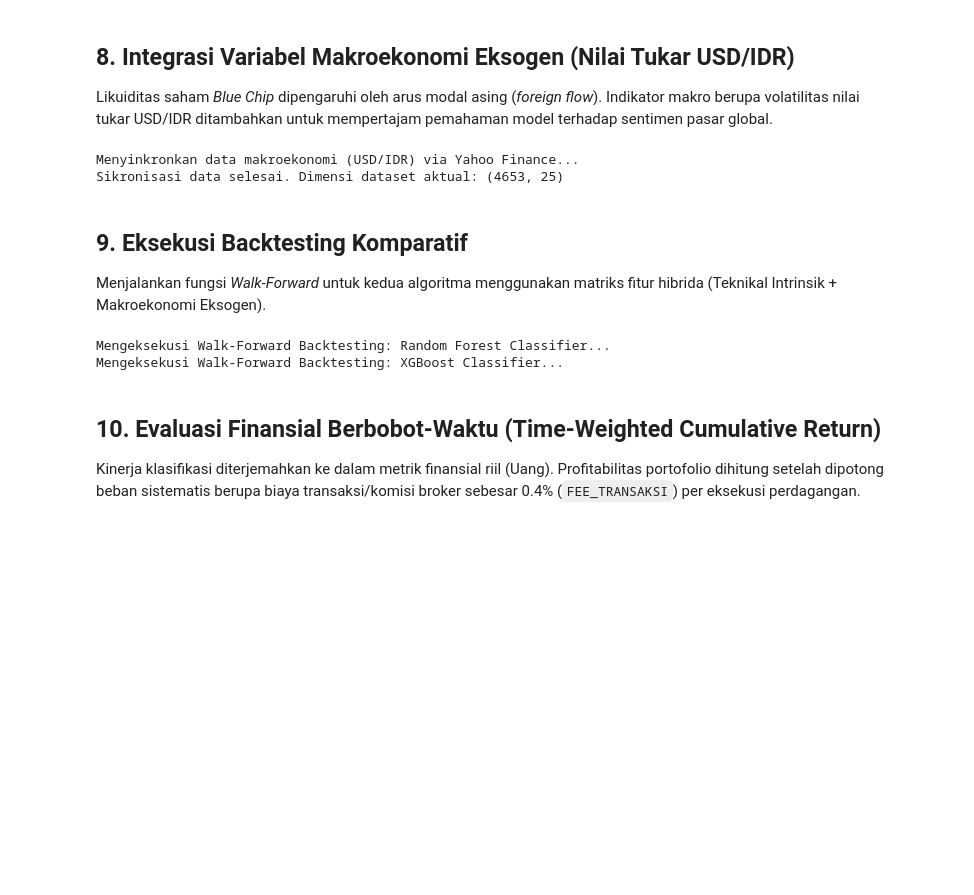
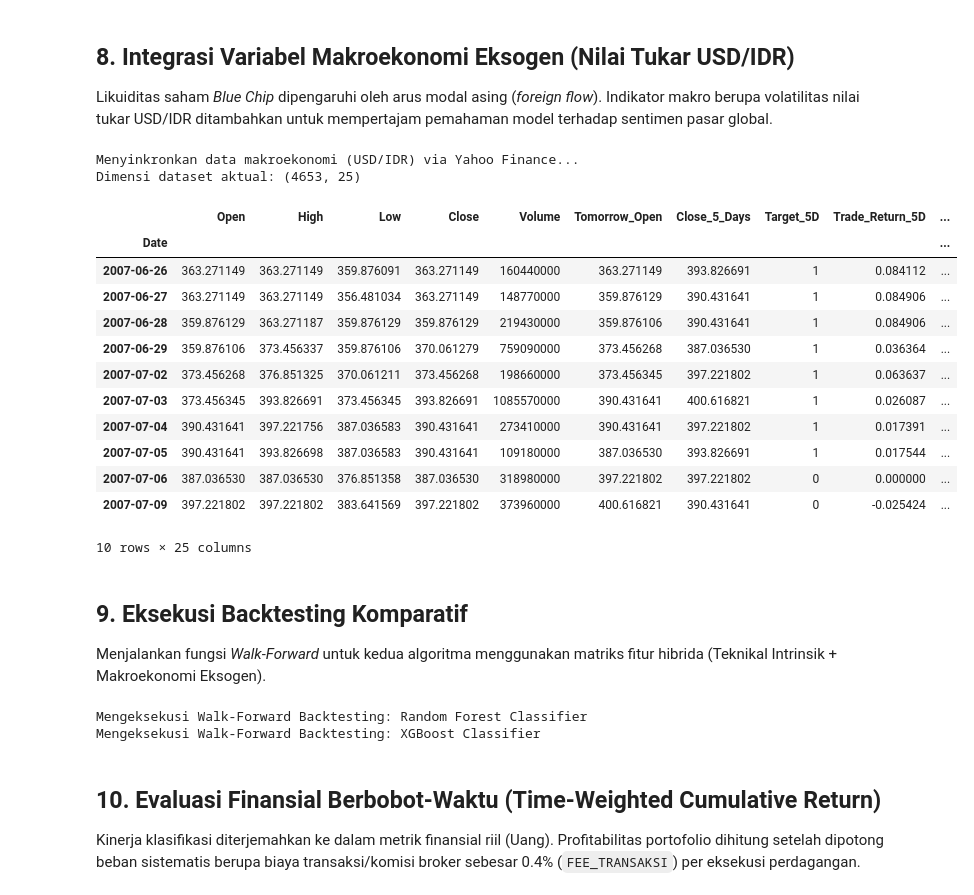
Before and after one commit to IhdalFahroni/Tubes-Machine-Learning, a Jupyter notebook: 20y_robust.ipynb, the cells around one changed output. Drawn from its saved outputs; the diff is of its cells as text; code cells hidden in the pictures; blank space fills up the shorter version.

```diff
--- a/20y_robust.ipynb
+++ b/20y_robust.ipynb
@@ -160,32 +168,46 @@ Likuiditas saham *Blue Chip* dipengaruhi oleh arus modal asing (*foreign flow*).
 # %%
 print("Menyinkronkan data makroekonomi (USD/IDR) via Yahoo Finance...")
 usdidr = yf.Ticker("IDR=X").history(period="20y")
 kurs = usdidr[['Close']].rename(columns={'Close': 'USD_IDR'})
 kurs.index = kurs.index.tz_localize(None)
 
-# Penggabungan (Left Join) dan Interpolasi
 bbca = bbca.join(kurs, how="left")
 bbca["USD_IDR"] = bbca["USD_IDR"].ffill() # Forward-fill untuk mengatasi hari libur valas
 bbca["USD_Trend_5D"] = bbca["USD_IDR"].pct_change(periods=5)
 
 predictors_makro = predictors + ["USD_IDR", "USD_Trend_5D"]
 bbca.dropna(inplace=True)
-print("Sikronisasi data selesai. Dimensi dataset aktual:", bbca.shape)
+print("Dimensi dataset aktual:", bbca.shape)
+
+bbca.head(10)
 # %% [output]
 Menyinkronkan data makroekonomi (USD/IDR) via Yahoo Finance...
-Sikronisasi data selesai. Dimensi dataset aktual: (4653, 25)
+Dimensi dataset aktual: (4653, 25)
+|  | Open | High | Low | Close | Volume | Tomorrow_Open | Close_5_Days | Target_5D | Trade_Return_5D | ... |
+| Date |  |  |  |  |  |  |  |  |  | ... |
+| 2007-06-26 | 363.271149 | 363.271149 | 359.876091 | 363.271149 | 160440000 | 363.271149 | 393.826691 | 1 | 0.084112 | ... |
+| 2007-06-27 | 363.271149 | 363.271149 | 356.481034 | 363.271149 | 148770000 | 359.876129 | 390.431641 | 1 | 0.084906 | ... |
+| 2007-06-28 | 359.876129 | 363.271187 | 359.876129 | 359.876129 | 219430000 | 359.876106 | 390.431641 | 1 | 0.084906 | ... |
+| 2007-06-29 | 359.876106 | 373.456337 | 359.876106 | 370.061279 | 759090000 | 373.456268 | 387.036530 | 1 | 0.036364 | ... |
+| 2007-07-02 | 373.456268 | 376.851325 | 370.061211 | 373.456268 | 198660000 | 373.456345 | 397.221802 | 1 | 0.063637 | ... |
+| 2007-07-03 | 373.456345 | 393.826691 | 373.456345 | 393.826691 | 1085570000 | 390.431641 | 400.616821 | 1 | 0.026087 | ... |
+| 2007-07-04 | 390.431641 | 397.221756 | 387.036583 | 390.431641 | 273410000 | 390.431641 | 397.221802 | 1 | 0.017391 | ... |
+| 2007-07-05 | 390.431641 | 393.826698 | 387.036583 | 390.431641 | 109180000 | 387.036530 | 393.826691 | 1 | 0.017544 | ... |
+| 2007-07-06 | 387.036530 | 387.036530 | 376.851358 | 387.036530 | 318980000 | 397.221802 | 397.221802 | 0 | 0.000000 | ... |
+| 2007-07-09 | 397.221802 | 397.221802 | 383.641569 | 397.221802 | 373960000 | 400.616821 | 390.431641 | 0 | -0.025424 | ... |
+10 rows × 25 columns
 # %% [markdown]
 ## 9. Eksekusi Backtesting Komparatif
 Menjalankan fungsi *Walk-Forward* untuk kedua algoritma menggunakan matriks fitur hibrida (Teknikal Intrinsik + Makroekonomi Eksogen).
 # %%
-print("Mengeksekusi Walk-Forward Backtesting: Random Forest Classifier...")
-preds_rf_makro = backtest(bbca, model_rf, predictors_makro, n_splits=4)
+print("Mengeksekusi Walk-Forward Backtesting: Random Forest Classifier")
+preds_rf_makro = backtest(bbca, model_rf, predictors_makro)
 
-print("Mengeksekusi Walk-Forward Backtesting: XGBoost Classifier...")
-preds_xgb_makro = backtest(bbca, model_xgb, predictors_makro, n_splits=4)
+print("Mengeksekusi Walk-Forward Backtesting: XGBoost Classifier")
+preds_xgb_makro = backtest(bbca, model_xgb, predictors_makro)
 # %% [output]
-Mengeksekusi Walk-Forward Backtesting: Random Forest Classifier...
-Mengeksekusi Walk-Forward Backtesting: XGBoost Classifier...
+Mengeksekusi Walk-Forward Backtesting: Random Forest Classifier
+Mengeksekusi Walk-Forward Backtesting: XGBoost Classifier
 # %% [markdown]
 ## 10. Evaluasi Finansial Berbobot-Waktu (Time-Weighted Cumulative Return)
 Kinerja klasifikasi diterjemahkan ke dalam metrik finansial riil (Uang). Profitabilitas portofolio dihitung setelah dipotong beban sistematis berupa biaya transaksi/komisi broker sebesar 0.4% (`FEE_TRANSAKSI`) per eksekusi perdagangan.
```
Also changed, not shown: parts of 11 cells of this notebook, 5 other files.
